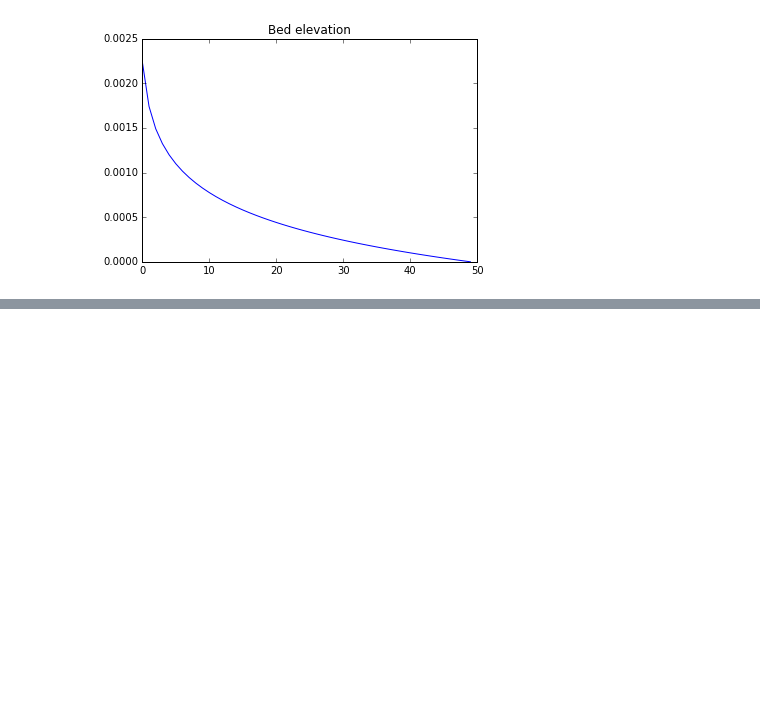
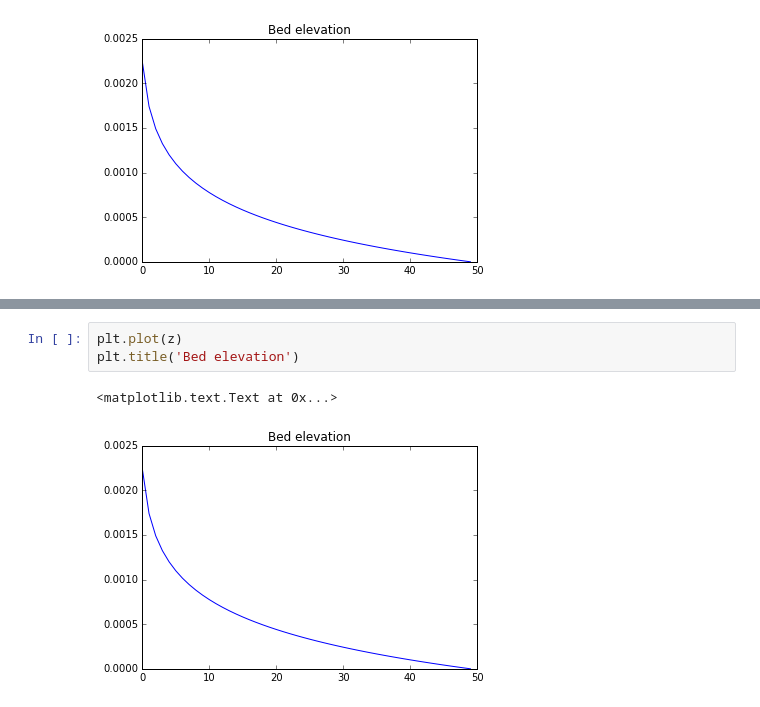
Before and after one commit to gregtucker/fluvial_erosion_theory, a Jupyter notebook: numerical_space_model_1d_timeloop_increase_q.ipynb, the cells around one changed output, grey strips where cells are left out. Saved outputs shown, nothing was run; the diff lists cells and outputs as text; blank space fills up the shorter version.

```diff
--- a/numerical_space_model_1d_timeloop_increase_q.ipynb
+++ b/numerical_space_model_1d_timeloop_increase_q.ipynb
@@ -108,0 +177,6 @@ plt.title('Elevation of top of bedrock')
+# %%
+plt.plot(z)
+plt.title('Bed elevation')
+# %% [output]
+<matplotlib.text.Text at 0x...>
+[figure, added]
```
Also changed, not shown: parts of 6 cells of this notebook.
